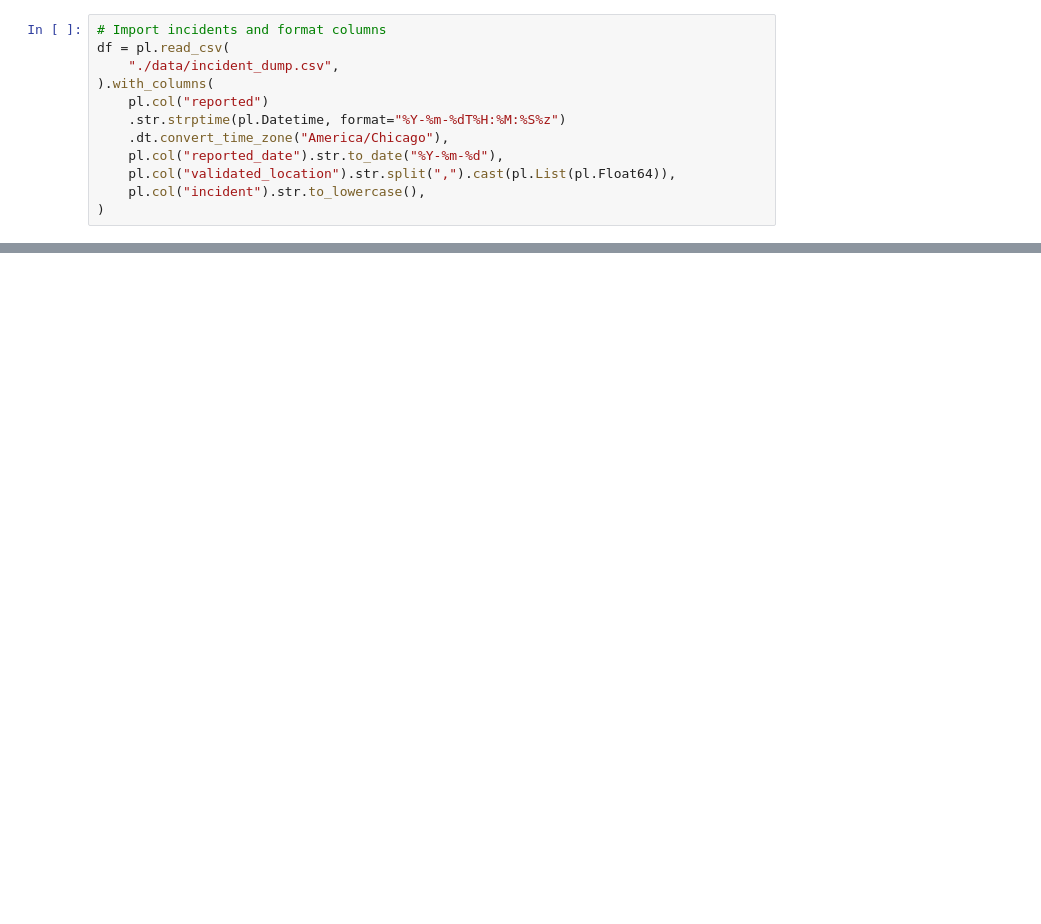
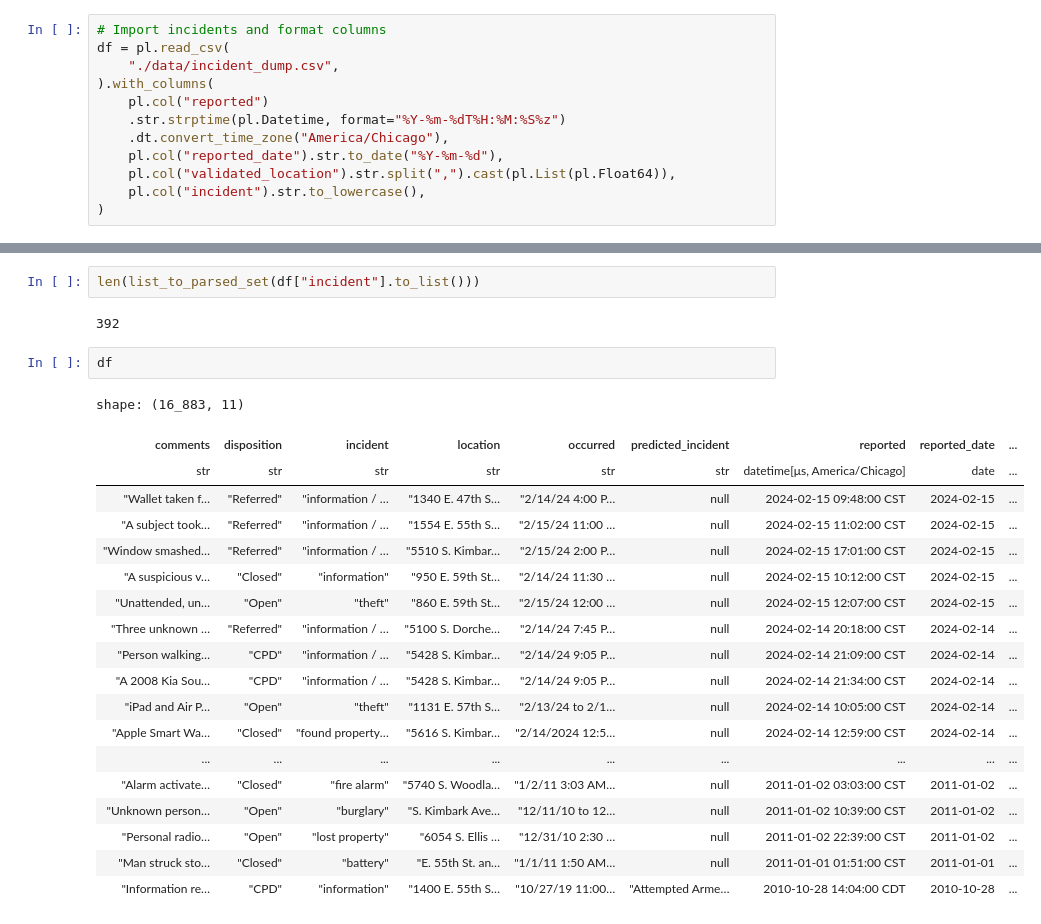
Before and after one commit to michplunkett/one-offs, a Jupyter notebook: notebooks/ucpd_reported_incdent_analysis.ipynb, the cells around one changed output, grey strips where cells are left out. Drawn from its saved outputs; the diff is of its cells as text; blank space fills up the shorter version.

Commit message:
Complete UCPD location parsing (#23)
## What does this pull request add?
Lots of notebook working to figure out how to address the vague location
issue for the UCPD work.

```diff
--- a/notebooks/ucpd_reported_incdent_analysis.ipynb
+++ b/notebooks/ucpd_reported_incdent_analysis.ipynb
@@ -107,0 +156,26 @@ print(list_to_parsed_set(df["incident"].to_list()))
+# %%
+len(list_to_parsed_set(df["incident"].to_list()))
+# %% [output]
+392
+# %%
+df
+# %% [output]
+shape: (16_883, 11)
+| comments | disposition | incident | location | occurred | predicted_incident | reported | reported_date | ... |
+| str | str | str | str | str | str | datetime[μs, America/Chicago] | date | ... |
+| "Wallet taken f… | "Referred" | "information / … | "1340 E. 47th S… | "2/14/24 4:00 P… | null | 2024-02-15 09:48:00 CST | 2024-02-15 | ... |
+| "A subject took… | "Referred" | "information / … | "1554 E. 55th S… | "2/15/24 11:00 … | null | 2024-02-15 11:02:00 CST | 2024-02-15 | ... |
+| "Window smashed… | "Referred" | "information / … | "5510 S. Kimbar… | "2/15/24 2:00 P… | null | 2024-02-15 17:01:00 CST | 2024-02-15 | ... |
+| "A suspicious v… | "Closed" | "information" | "950 E. 59th St… | "2/14/24 11:30 … | null | 2024-02-15 10:12:00 CST | 2024-02-15 | ... |
+| "Unattended, un… | "Open" | "theft" | "860 E. 59th St… | "2/15/24 12:00 … | null | 2024-02-15 12:07:00 CST | 2024-02-15 | ... |
+| "Three unknown … | "Referred" | "information / … | "5100 S. Dorche… | "2/14/24 7:45 P… | null | 2024-02-14 20:18:00 CST | 2024-02-14 | ... |
+| "Person walking… | "CPD" | "information / … | "5428 S. Kimbar… | "2/14/24 9:05 P… | null | 2024-02-14 21:09:00 CST | 2024-02-14 | ... |
+| "A 2008 Kia Sou… | "CPD" | "information / … | "5428 S. Kimbar… | "2/14/24 9:05 P… | null | 2024-02-14 21:34:00 CST | 2024-02-14 | ... |
+| "iPad and Air P… | "Open" | "theft" | "1131 E. 57th S… | "2/13/24 to 2/1… | null | 2024-02-14 10:05:00 CST | 2024-02-14 | ... |
+| "Apple Smart Wa… | "Closed" | "found property… | "5616 S. Kimbar… | "2/14/2024 12:5… | null | 2024-02-14 12:59:00 CST | 2024-02-14 | ... |
+| ... | ... | ... | ... | ... | ... | ... | ... | ... |
+| "Alarm activate… | "Closed" | "fire alarm" | "5740 S. Woodla… | "1/2/11 3:03 AM… | null | 2011-01-02 03:03:00 CST | 2011-01-02 | ... |
+| "Unknown person… | "Open" | "burglary" | "S. Kimbark Ave… | "12/11/10 to 12… | null | 2011-01-02 10:39:00 CST | 2011-01-02 | ... |
+| "Personal radio… | "Open" | "lost property" | "6054 S. Ellis … | "12/31/10 2:30 … | null | 2011-01-02 22:39:00 CST | 2011-01-02 | ... |
+| "Man struck sto… | "Closed" | "battery" | "E. 55th St. an… | "1/1/11 1:50 AM… | null | 2011-01-01 01:51:00 CST | 2011-01-01 | ... |
+| "Information re… | "CPD" | "information" | "1400 E. 55th S… | "10/27/19 11:00… | "Attempted Arme… | 2010-10-28 14:04:00 CDT | 2010-10-28 | ... |
```
Also changed, not shown: parts of 16 cells of this notebook, 2 other files.
